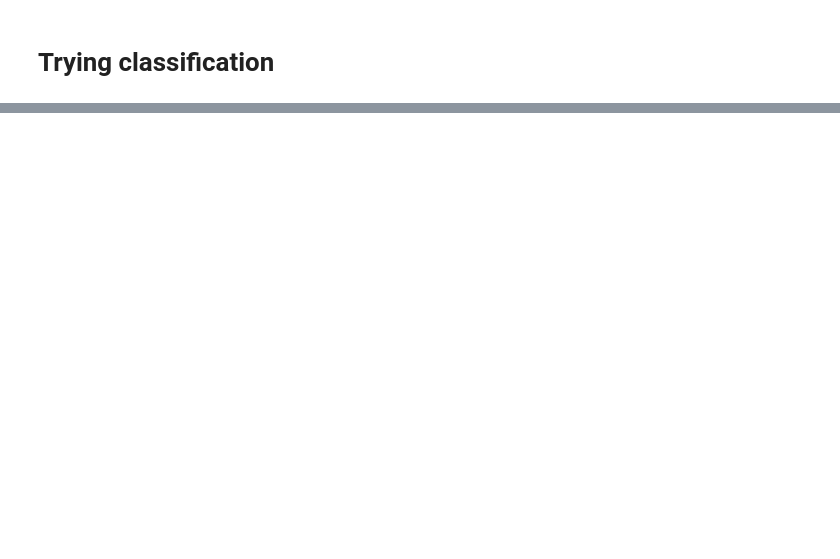
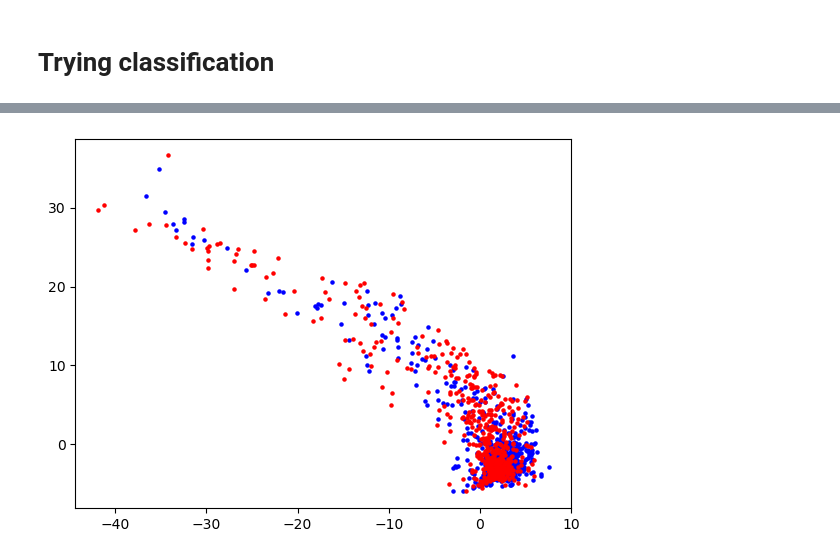
Before and after one commit to quentinassemat/tda-codex, a Jupyter notebook: mouse_spleen/tda_mouse_spleen.ipynb, the cells around one changed output, grey strips where cells are left out. Saved outputs shown, nothing was run; the diff lists cells and outputs as text; code cells hidden in the pictures; blank space fills up the shorter version.

```diff
--- a/mouse_spleen/tda_mouse_spleen.ipynb
+++ b/mouse_spleen/tda_mouse_spleen.ipynb
@@ -324,0 +270,15 @@ pimgr.plot_image(inverse_image)
+# %%
+## Non-Linear dimensionality reduction
+
+# MDS
+
+nb = 800
+
+mds = MDS(n_components=2)
+images_array_mds = (mds.fit_transform(np.concatenate((images_array[0:nb], images_array[len(images_mrl):(len(images_mrl) + nb)]), axis=0))).T
+# %%
+plt.scatter(images_array_mds[0][nb:], images_array_mds[1][nb:], s = 5)
+plt.scatter(images_array_mds[0][:nb], images_array_mds[1][:nb], s = 5)
+plt.show()
+# %% [output]
+[figure, added]
```
Also changed, not shown: parts of 21 cells of this notebook.
